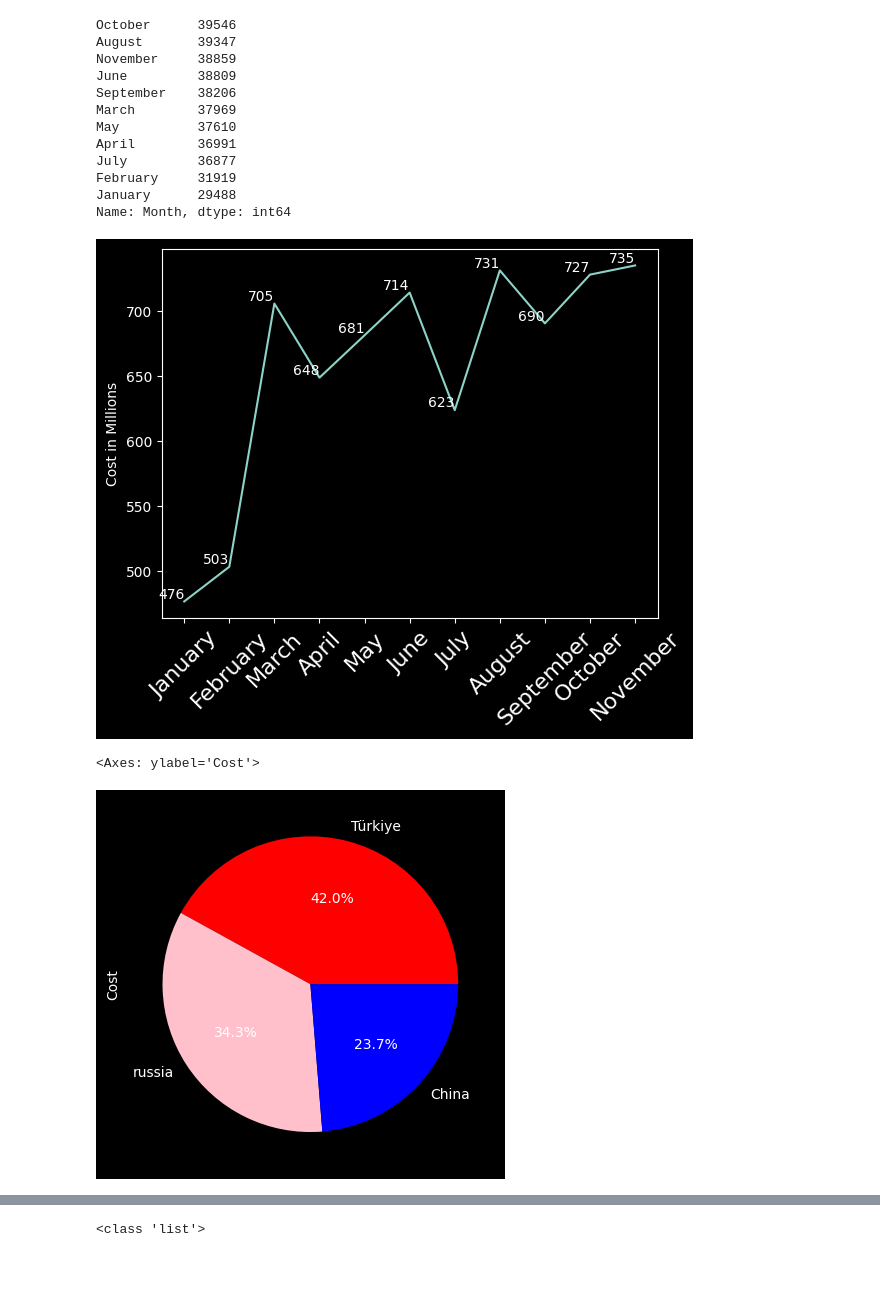
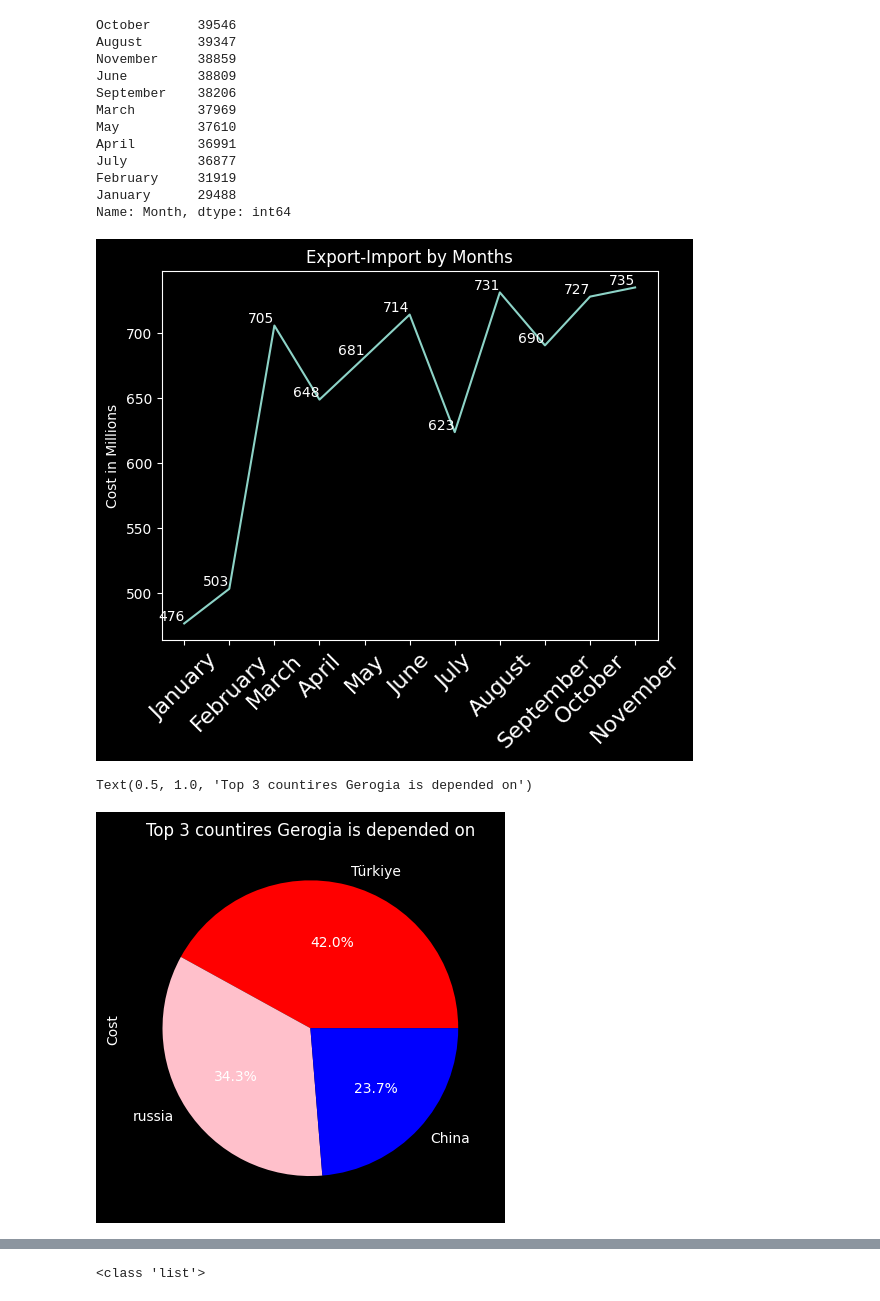
Before and after one commit to DatoKochla18/GeorgianTradeAnalysis, a Jupyter notebook: Georgia Trade/GEORGIA's_Trade_Analysis.ipynb, the cells around one changed output, grey strips where cells are left out. Drawn from its saved outputs; the diff is of its cells as text; code cells hidden in the pictures; blank space fills up the shorter version.

```diff
--- a/Georgia Trade/GEORGIA's_Trade_Analysis.ipynb
+++ b/Georgia Trade/GEORGIA's_Trade_Analysis.ipynb
@@ -242,19 +230,21 @@ plt.xticks(x, rotation=45, size=16)
 plt.ylabel('Cost in Millions')
 for a, b in zip(x, s):
     plt.text(a, b, f'{str(b)[:3]}', ha='right', va='bottom')
+plt.title('Export-Import by Months')
 plt.show()
 # %% [output]
-[figure, old version]
+[figure, new version]
 # %%
 #top 3 countries on which georgia's is depended the most?
 trade_2023[trade_2023['Type']=='Import']\
 .groupby('Country')['Cost'].sum()\
 .sort_values(ascending=False).\
 head(3).\
 plot.pie( autopct='%1.1f%%',colors=['red','pink','blue'])
+plt.title('Top 3 countires Gerogia is depended on')
 # %% [output]
-<Axes: ylabel='Cost'>
+Text(0.5, 1.0, 'Top 3 countires Gerogia is depended on')
-[figure, old version]
+[figure, new version]
 # %%
 
 fig, ax = plt.subplots()
```
Also changed, not shown: parts of 10 cells of this notebook.
